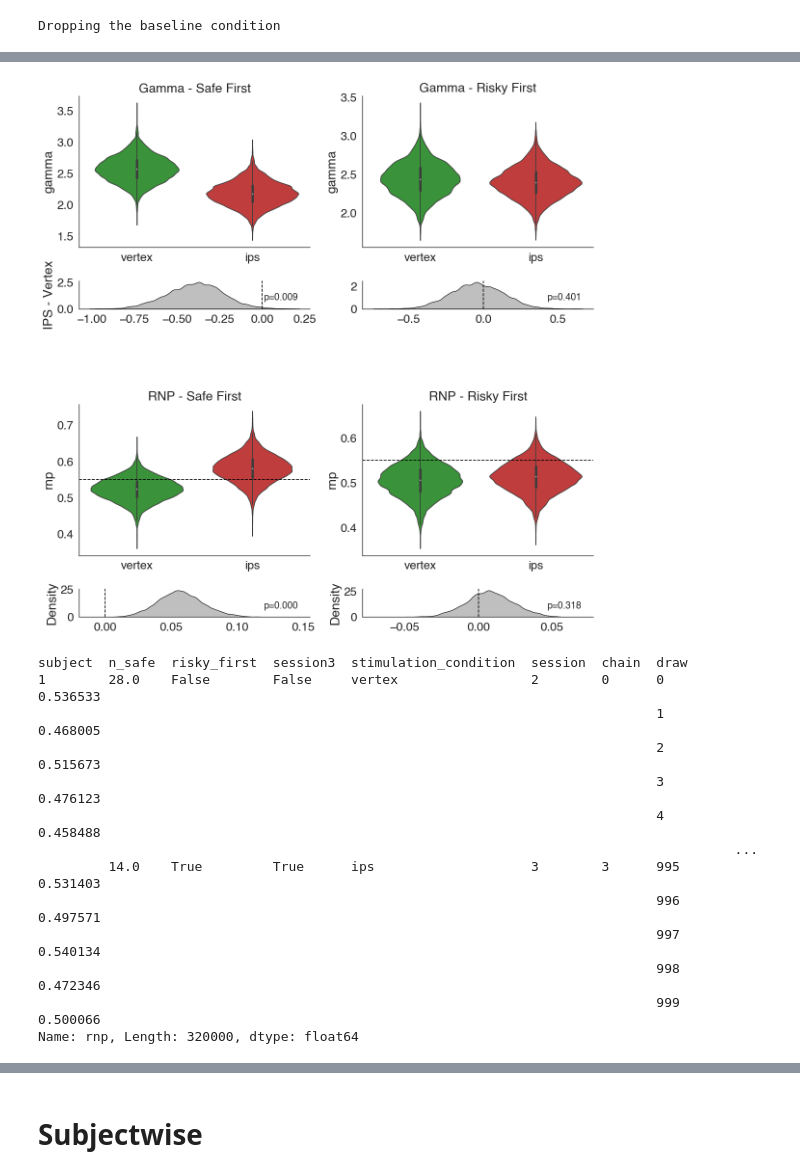
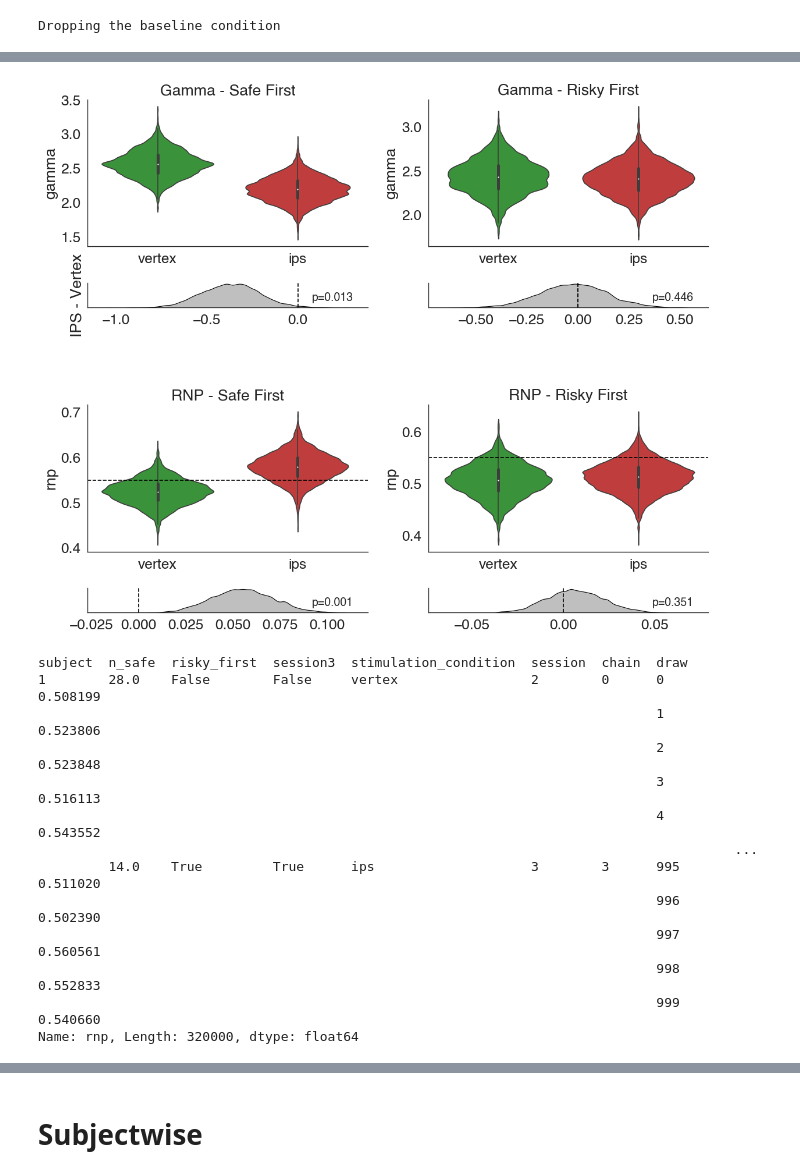
Before and after one commit to Gilles86/tms_risk, a Jupyter notebook: tms_risk/cogmodels/notebooks/analyze_probits.ipynb, the cells around one changed output, grey strips where cells are left out. Drawn from its saved outputs; the diff is of its cells as text; code cells hidden in the pictures.

Commit message:
Various model analyses

```diff
--- a/tms_risk/cogmodels/notebooks/analyze_probits.ipynb
+++ b/tms_risk/cogmodels/notebooks/analyze_probits.ipynb
@@ -123,7 +123,7 @@ g.savefig('/data/ds-tmsrisk/derivatives/figures/probit_simple_ppc.png')
 # %% [markdown]
 # Probit with order
 # %%
-model_label = 'probit_order_model_session'
+model_label = 'probit_order'
 # %%
 data = get_data(model_label, bids_folder)
 model = build_model(model_label, data)
@@ -157,5 +141,5 @@ Name: gamma, Length: 320000, dtype: float64
 # %%
-fig = plt.figure(figsize=(12, 12))
+fig = plt.figure(figsize=(12, 10))
 
 ax0 = plt.subplot2grid((9, 2), (0, 0), rowspan=3)
 sns.violinplot(data=gamma.xs(False, 0, 'risky_first').reset_index(), x='stimulation_condition', y='gamma', palette=stimulation_palette, order=stimulation_order, bw='silverman', ax=ax0)
@@ -180,6 +164,7 @@ sns.despine()
 ax2.set_xlabel(None)
 ax2.set_ylabel('IPS - Vertex')
 ax2.axvline(0.0, c='k', ls='--')
+ax2.set_yticks([])
 
 p = (gamma_delta.xs(False, 0, "risky_first") > 0.0).mean()
 
@@ -189,14 +174,15 @@ ax2.text(0.8, 0.4, f'p={p:0.3f}',
      verticalalignment='center',
      transform = ax2.transAxes)
 
-ax3.axvline(0.0, c='k', ls='--')
 
 ax3 = plt.subplot2grid((9, 2), (3, 1))
+ax3.axvline(0.0, c='k', ls='--')
 sns.kdeplot(gamma_delta.xs(True, 0, 'risky_first'), fill=True, color='k', ax=ax3)
 sns.despine()
 
 ax3.set_xlabel(None)
 ax3.set_ylabel(None)
+ax3.set_yticks([])
 
 p = (gamma_delta.xs(True, 0, "risky_first") > 0.0).mean()
 
@@ -223,6 +209,7 @@ ax5.set_title('RNP - Risky First')
 
 ax5.axhline(0.55, c='k', ls='--')
 
+
 rnp_delta = rnp.unstack('stimulation_condition')
 rnp_delta = rnp_delta['ips'] - rnp_delta['vertex']
 
@@ -233,49 +220,54 @@ p = (rnp_delta.xs(False, 0, "risky_first") < 0.0).mean()
 ax6.text(0.8, 0.4, f'p={p:0.3f}',
      horizontalalignment='left',
      fontsize=14,
      verticalalignment='center',
      transform = ax6.transAxes)
 
 plt.axvline(0.0, c='k', ls='--')
 
+ax6.set_ylabel(None)
+ax6.set_yticks([])
 sns.despine()
 
 
 
 ax7 = plt.subplot2grid((9, 2), (8, 1))
 sns.kdeplot(rnp_delta.xs(True, 0, 'risky_first'), color='k', fill=True, ax=ax7)
 
 p = (rnp_delta.xs(True, 0, "risky_first") < 0.0).mean()
 ax7.text(0.8, 0.4, f'p={p:0.3f}',
      horizontalalignment='left',
      fontsize=14,
      verticalalignment='center',
      transform = ax7.transAxes)
 
+ax7.set_ylabel(None)
+ax7.set_yticks([])
+
 plt.axvline(0.0, c='k', ls='--')
 
 sns.despine()
 plt.tight_layout()
 
 plt.savefig('/data/ds-tmsrisk/derivatives/figures/probit_order_summary.pdf', bbox_inches='tight')
 plt.savefig('/data/ds-tmsrisk/derivatives/figures/probit_order_summary.png', bbox_inches='tight')
 # %% [output]
-[figure, old version]
+[figure, new version]
 # %%
 rnp
 # %% [output]
 subject  n_safe  risky_first  session3  stimulation_condition  session  chain  draw
-1        28.0    False        False     vertex                 2        0      0       0.536533
-                                                                               1       0.468005
-                                                                               2       0.515673
-                                                                               3       0.476123
-                                                                               4       0.458488
+1        28.0    False        False     vertex                 2        0      0       0.508199
+                                                                               1       0.523806
+                                                                               2       0.523848
+                                                                               3       0.516113
+                                                                               4       0.543552
                                                                                          ...
-         14.0    True         True      ips                    3        3      995     0.531403
-                                                                               996     0.497571
-                                                                               997     0.540134
-                                                                               998     0.472346
-                                                                               999     0.500066
+         14.0    True         True      ips                    3        3      995     0.511020
+                                                                               996     0.502390
+                                                                               997     0.560561
+                                                                               998     0.552833
+                                                                               999     0.540660
 Name: rnp, Length: 320000, dtype: float64
 # %%
 sns.catplot(data=gamma.reset_index(), x='stimulation_condition', y='gamma', col='risky_first', kind='violin', order=stimulation_order, palette=stimulation_palette)
```
Also changed, not shown: parts of 21 cells of this notebook, 3 other files.
